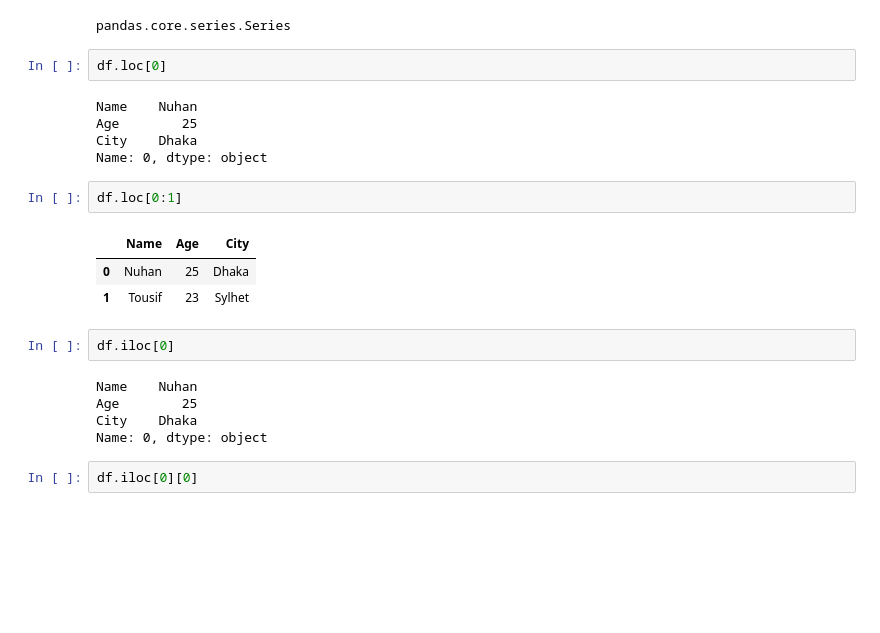
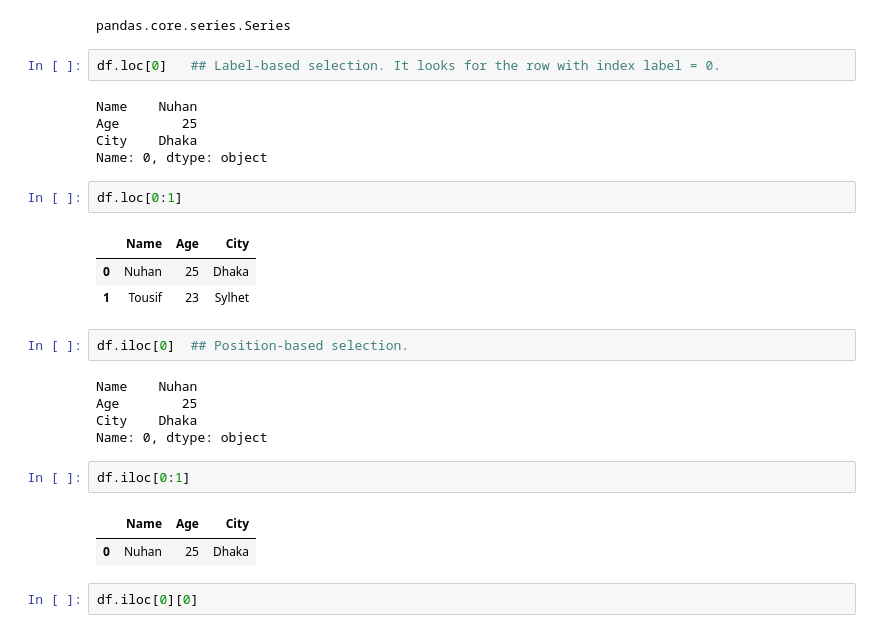
Before and after one commit to TousifNuhan/Data-Analysis, a Jupyter notebook: Get Started/10-Data Analysis with Python/10.2-pandas.ipynb, the cells around one changed output. Cells and saved outputs as stored; diff of their text form; blank space fills up the shorter version.

```diff
--- a/Get Started/10-Data Analysis with Python/10.2-pandas.ipynb
+++ b/Get Started/10-Data Analysis with Python/10.2-pandas.ipynb
@@ -119,7 +120,7 @@ type(df['Name'])
 Name: Name, dtype: object
 pandas.core.series.Series
 # %%
-df.loc[0]
+df.loc[0]   ## Label-based selection. It looks for the row with index label = 0.
 # %% [output]
 Name    Nuhan
 Age        25
@@ -132,12 +133,17 @@ df.loc[0:1]
 | 0 | Nuhan | 25 | Dhaka |
 | 1 | Tousif | 23 | Sylhet |
 # %%
-df.iloc[0]
+df.iloc[0]  ## Position-based selection.
 # %% [output]
 Name    Nuhan
 Age        25
 City    Dhaka
 Name: 0, dtype: object
+# %%
+df.iloc[0:1]
+# %% [output]
+|  | Name | Age | City |
+| 0 | Nuhan | 25 | Dhaka |
 # %%
 df.iloc[0][0]
 # %% [output]
```
Also changed, not shown: parts of 2 cells of this notebook, 1 other file.
